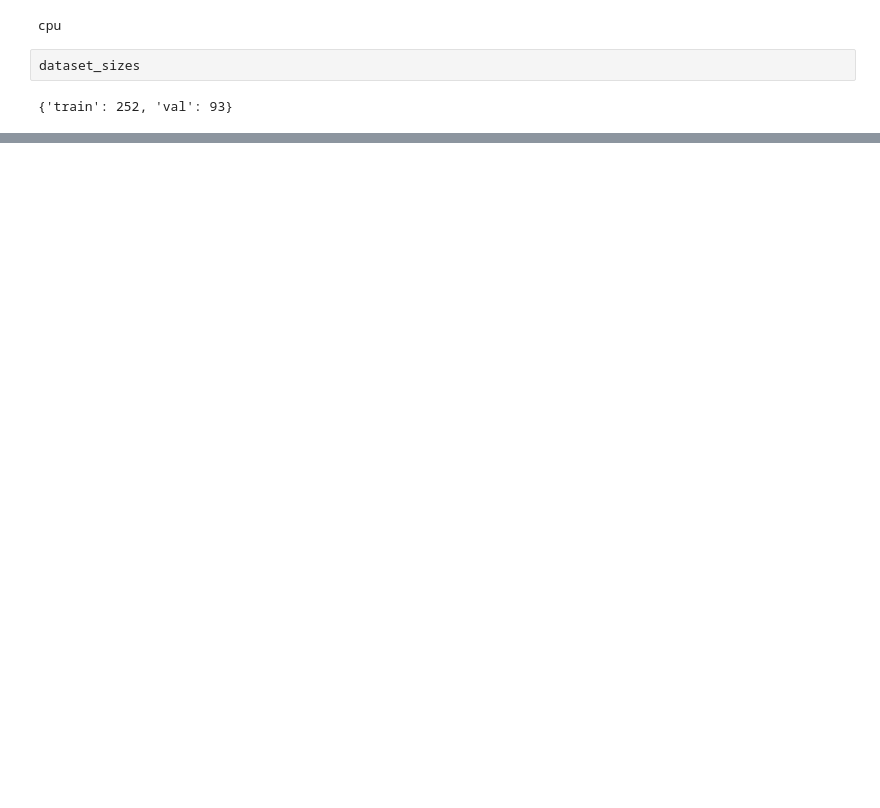
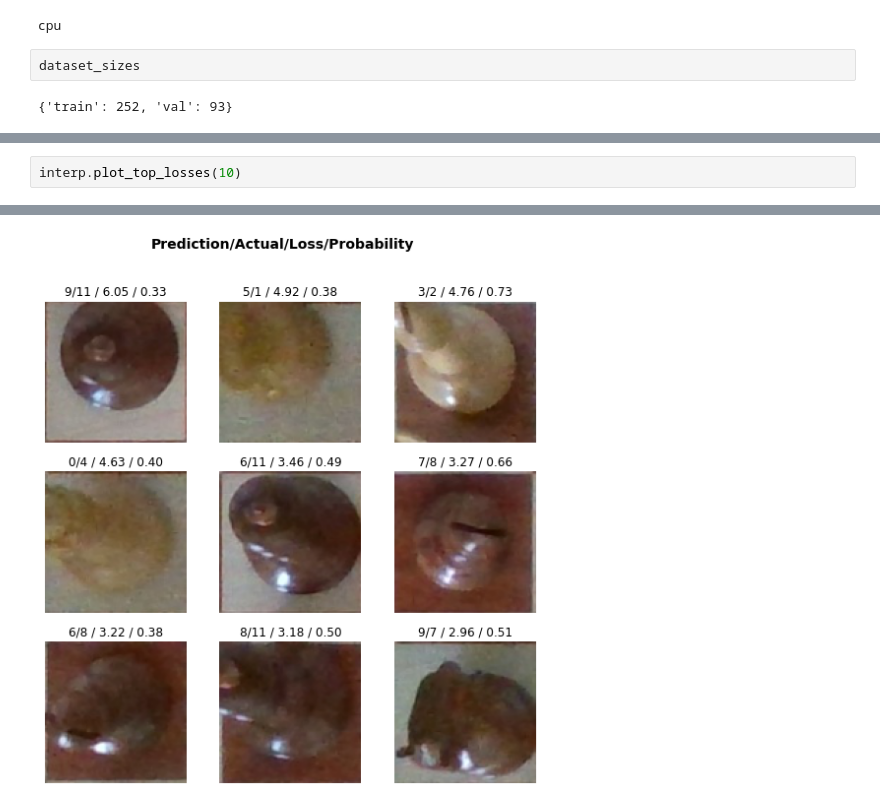
Before and after one commit to mulac/chess-vision, a Jupyter notebook: notebooks/model.ipynb, the cells around one changed output, grey strips where cells are left out. Cells and saved outputs as stored; diff of their text form; blank space fills up the shorter version.

```diff
--- a/notebooks/model.ipynb
+++ b/notebooks/model.ipynb
@@ -256,0 +121,3 @@ writer.close()
+# %%
+interp.plot_top_losses(10)
+# %% [output]
@@ -256,0 +125 @@ writer.close()
+[figure, added]
```
Also changed, not shown: parts of 29 cells of this notebook, 6 other files.
